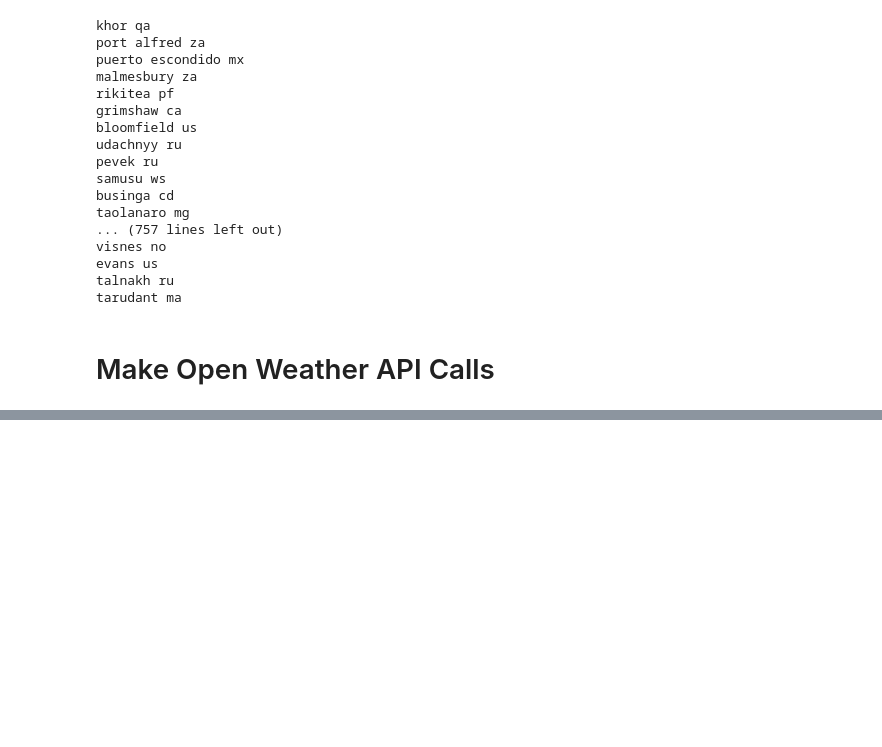
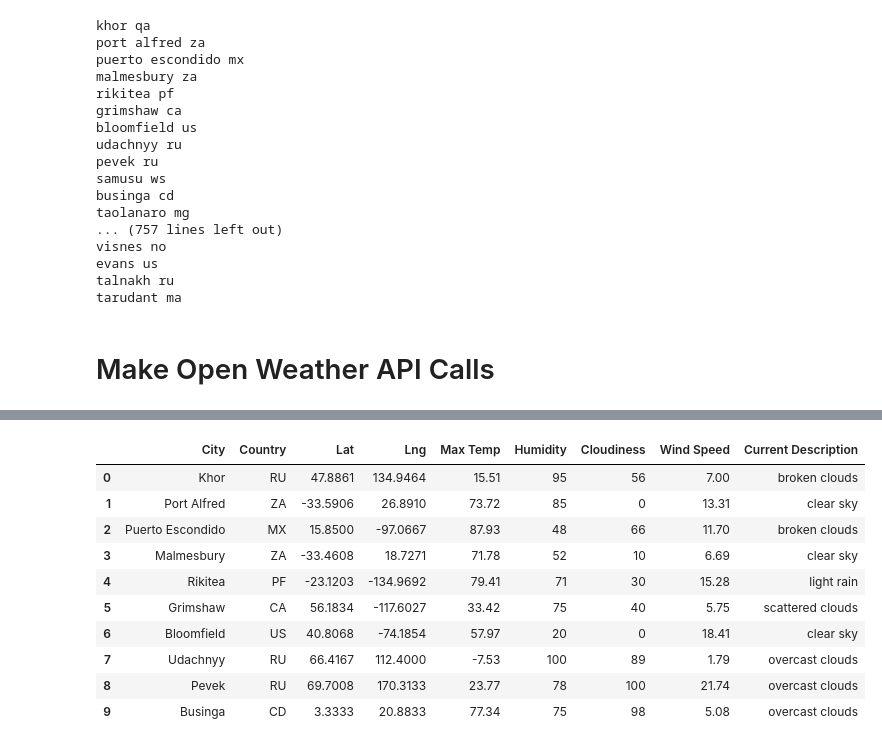
Before and after one commit to Peteresis/World_Weather_Analysis, a Jupyter notebook: Weather_Database/Weather_Database.ipynb, the cells around one changed output, grey strips where cells are left out. Drawn from its saved outputs; the diff is of its cells as text; code cells hidden in the pictures; blank space fills up the shorter version.

```diff
--- a/Weather_Database/Weather_Database.ipynb
+++ b/Weather_Database/Weather_Database.ipynb
@@ -96,6 +96,7 @@ for i, city in enumerate(cities):
         city_clouds = city_weather["clouds"]["all"]
         city_wind = city_weather["wind"]["speed"]
         city_country = city_weather["sys"]["country"]
+        city_weather_desc = str(city_weather["weather"][0]["description"])
         # Convert the date to ISO standard.
         city_date = datetime.utcfromtimestamp(city_weather["dt"]).strftime('%Y-%m-%d %H:%M:%S')
         # Append the city information into city_data list.
@@ -107,7 +108,8 @@ for i, city in enumerate(cities):
                           "Cloudiness": city_clouds,
                           "Wind Speed": city_wind,
                           "Country": city_country,
-                          "Date": city_date})
+                          "Date": city_date,
+                          "Current Description": city_weather_desc})
 # If an error is experienced, skip the city.
     except:
         print("City not found. Skipping...")
@@ -119,0 +140,20 @@ print("-----------------------------")
+# %%
+# Convert the array of dictionaries to a Pandas DataFrame.
+city_data_df = pd.DataFrame(city_data)
+# Reorder the columns
+new_column_order = ["City", "Country", "Lat", "Lng", "Max Temp", "Humidity", "Cloudiness", "Wind Speed", "Current Description"]
+city_data_df = city_data_df[new_column_order]
+
+city_data_df.head(10)
+# %% [output]
+|  | City | Country | Lat | Lng | Max Temp | Humidity | Cloudiness | Wind Speed | Current Description |
+| 0 | Khor | RU | 47.8861 | 134.9464 | 15.51 | 95 | 56 | 7.00 | broken clouds |
+| 1 | Port Alfred | ZA | -33.5906 | 26.8910 | 73.72 | 85 | 0 | 13.31 | clear sky |
+| 2 | Puerto Escondido | MX | 15.8500 | -97.0667 | 87.93 | 48 | 66 | 11.70 | broken clouds |
+| 3 | Malmesbury | ZA | -33.4608 | 18.7271 | 71.78 | 52 | 10 | 6.69 | clear sky |
+| 4 | Rikitea | PF | -23.1203 | -134.9692 | 79.41 | 71 | 30 | 15.28 | light rain |
+| 5 | Grimshaw | CA | 56.1834 | -117.6027 | 33.42 | 75 | 40 | 5.75 | scattered clouds |
+| 6 | Bloomfield | US | 40.8068 | -74.1854 | 57.97 | 20 | 0 | 18.41 | clear sky |
+| 7 | Udachnyy | RU | 66.4167 | 112.4000 | -7.53 | 100 | 89 | 1.79 | overcast clouds |
+| 8 | Pevek | RU | 69.7008 | 170.3133 | 23.77 | 78 | 100 | 21.74 | overcast clouds |
+| 9 | Businga | CD | 3.3333 | 20.8833 | 77.34 | 75 | 98 | 5.08 | overcast clouds |
```
Also changed, not shown: parts of 2 cells of this notebook, 1 other file.
